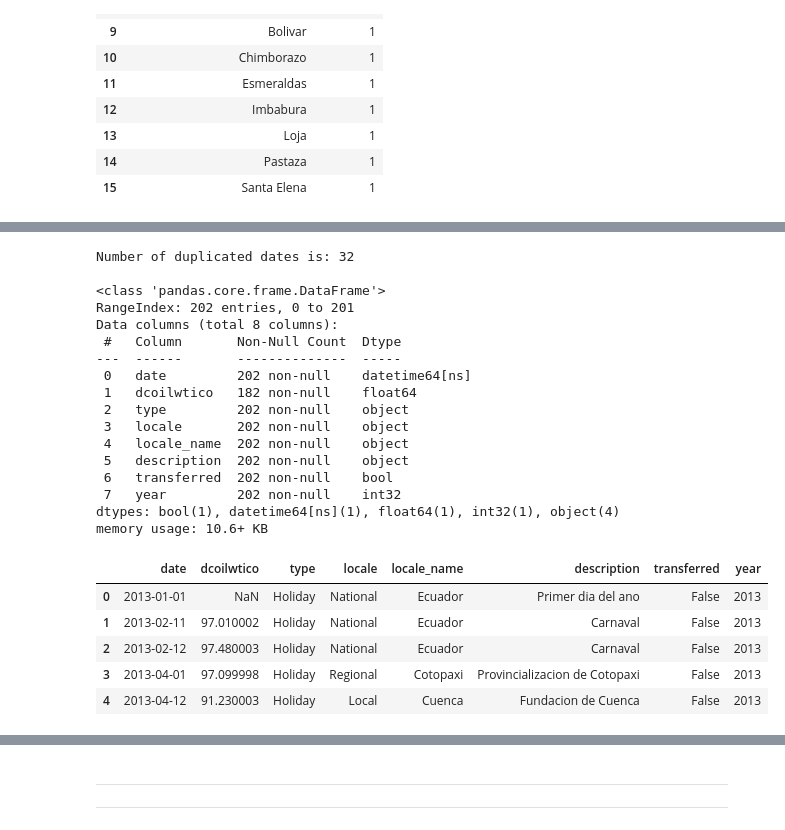
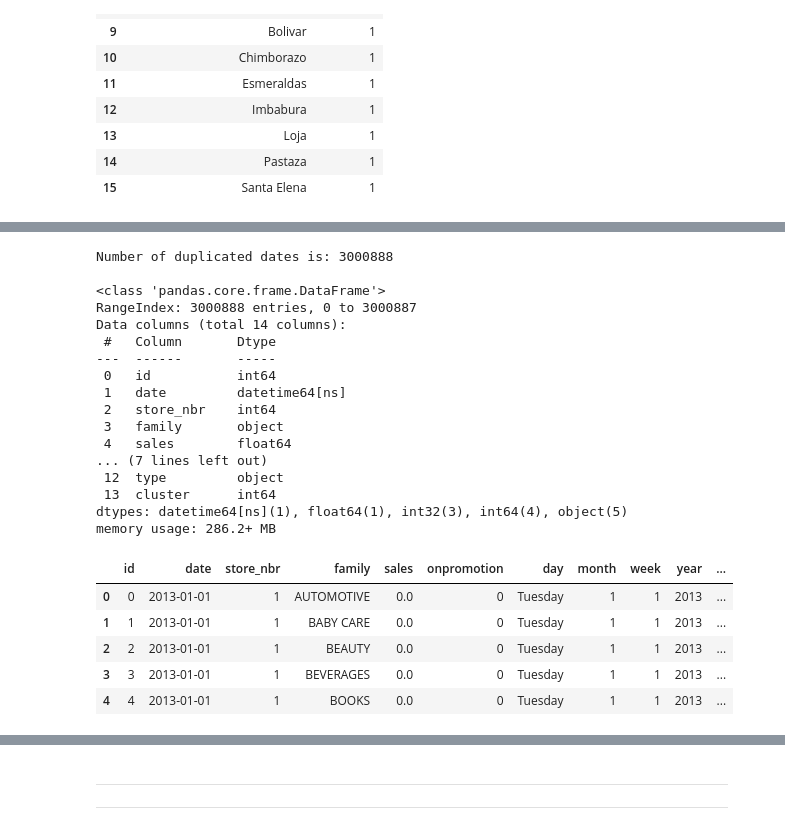
Before and after one commit to Safowaa/The_Regression_Project, a Jupyter notebook: Notebook/main.ipynb, the cells around one changed output, grey strips where cells are left out. Drawn from its saved outputs; the diff is of its cells as text; code cells hidden in the pictures.

```diff
--- a/Notebook/main.ipynb
+++ b/Notebook/main.ipynb
@@ -820,43 +823,43 @@ store_count
 | 21 | Libertad | Guayas | 1 |
 # %%
 # Merge the train data (train_4_copy) with the stores data (train_3) based on 'store_nbr' column
-merge_1 = pd.merge(train_1, train_2 , on=['date'], how='inner')
+merge_1 = pd.merge(train_4_copy, train_3 , on=['store_nbr'], how='left')
 
 # Check for duplicate dates in merged_df2
 count_duplicate = merge_1.duplicated(subset='date', keep=False).sum()
 
 # Display the duplicate dates
 print(f"Number of duplicated dates is: {count_duplicate}\n")
 
 # Display a info of the dataframe
 merge_1.info()
 
 
 # Do a dot head to varify the merge
 merge_1.head()
 # %% [output]
-Number of duplicated dates is: 32
+Number of duplicated dates is: 3000888
 
 <class 'pandas.core.frame.DataFrame'>
-RangeIndex: 202 entries, 0 to 201
-Data columns (total 8 columns):
- #   Column       Non-Null Count  Dtype
----  ------       --------------  -----
- 0   date         202 non-null    datetime64[ns]
- 1   dcoilwtico   182 non-null    float64
- 2   type         202 non-null    object
- 3   locale       202 non-null    object
- 4   locale_name  202 non-null    object
- 5   description  202 non-null    object
- 6   transferred  202 non-null    bool
- 7   year         202 non-null    int32
-dtypes: bool(1), datetime64[ns](1), float64(1), int32(1), object(4)
-memory usage: 10.6+ KB
+RangeIndex: 3000888 entries, 0 to 3000887
+Data columns (total 14 columns):
+ #   Column       Dtype
+---  ------       -----
+ 0   id           int64
+ 1   date         datetime64[ns]
+ 2   store_nbr    int64
+ 3   family       object
+ 4   sales        float64
+... (7 lines left out)
+ 12  type         object
+ 13  cluster      int64
+dtypes: datetime64[ns](1), float64(1), int32(3), int64(4), object(5)
+memory usage: 286.2+ MB
-|  | date | dcoilwtico | type | locale | locale_name | description | transferred | year |
-| 0 | 2013-01-01 | NaN | Holiday | National | Ecuador | Primer dia del ano | False | 2013 |
-| 1 | 2013-02-11 | 97.010002 | Holiday | National | Ecuador | Carnaval | False | 2013 |
-| 2 | 2013-02-12 | 97.480003 | Holiday | National | Ecuador | Carnaval | False | 2013 |
-| 3 | 2013-04-01 | 97.099998 | Holiday | Regional | Cotopaxi | Provincializacion de Cotopaxi | False | 2013 |
-| 4 | 2013-04-12 | 91.230003 | Holiday | Local | Cuenca | Fundacion de Cuenca | False | 2013 |
+|  | id | date | store_nbr | family | sales | onpromotion | day | month | week | year | ... |
+| 0 | 0 | 2013-01-01 | 1 | AUTOMOTIVE | 0.0 | 0 | Tuesday | 1 | 1 | 2013 | ... |
+| 1 | 1 | 2013-01-01 | 1 | BABY CARE | 0.0 | 0 | Tuesday | 1 | 1 | 2013 | ... |
+| 2 | 2 | 2013-01-01 | 1 | BEAUTY | 0.0 | 0 | Tuesday | 1 | 1 | 2013 | ... |
+| 3 | 3 | 2013-01-01 | 1 | BEVERAGES | 0.0 | 0 | Tuesday | 1 | 1 | 2013 | ... |
+| 4 | 4 | 2013-01-01 | 1 | BOOKS | 0.0 | 0 | Tuesday | 1 | 1 | 2013 | ... |
 # %%
 # Merge merge_1 with transactions data (train_5) based on 'date' and 'store_nbr' columns
```
Also changed, not shown: parts of 41 cells of this notebook, 1 other file.
